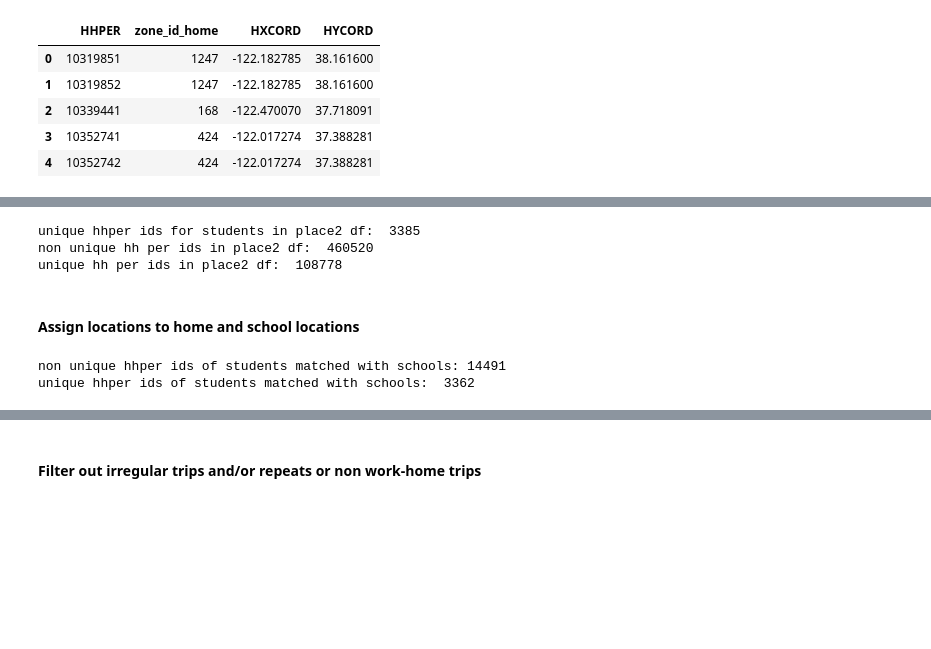
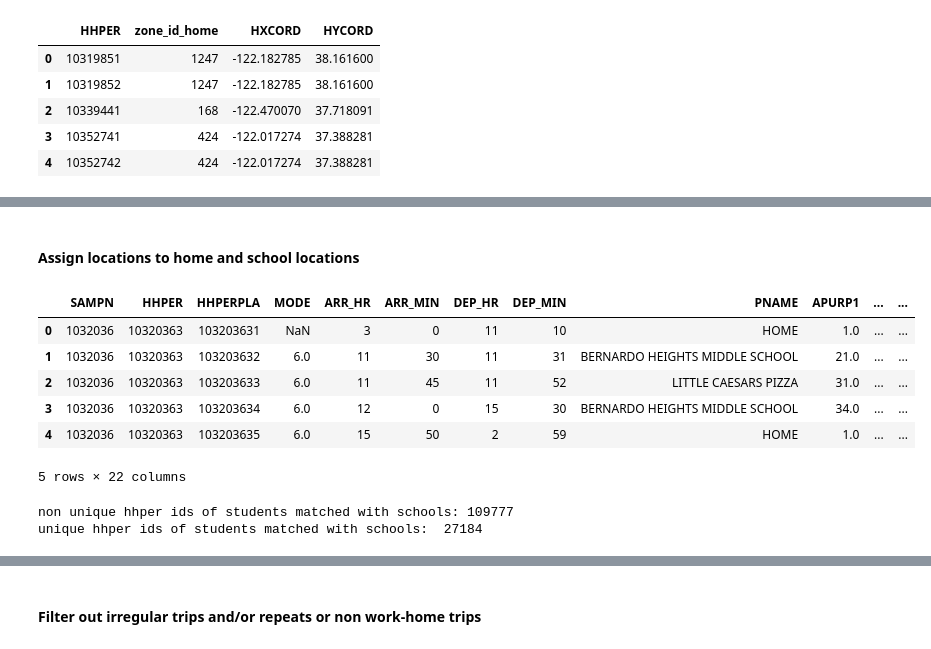
Before and after one commit to ual/ual_model_workspace, a Jupyter notebook: spring-2019-models/notebooks-amelia/clean CHTS data for school mode choice.ipynb, the cells around one changed output, grey strips where cells are left out. Saved outputs shown, nothing was run; the diff lists cells and outputs as text; code cells hidden in the pictures; blank space fills up the shorter version.

```diff
--- a/spring-2019-models/notebooks-amelia/clean CHTS data for school mode choice.ipynb
+++ b/spring-2019-models/notebooks-amelia/clean CHTS data for school mode choice.ipynb
@@ -92,7 +150,6 @@ Classify trip destination as home or not
 # %%
-place2 = pd.merge(place1, activity2, on='HHPERPLA')
-
-place2.loc[place2.PNAME == "HOME", 'place'] = "home"
+place2 = pd.merge(place1, activity2, on='HHPERPLA').drop(["HHPER_y"], axis=1)
+place2 = place2.rename({"HHPER_x": "HHPER"}, axis=1)
 place2.head()
 # %% [output]
 |  | SAMPN | HHPER | HHPERPLA | MODE | ARR_HR | ARR_MIN | DEP_HR | DEP_MIN | PNAME | APURP1 | APURP2 | ... |
@@ -116,3 +173,12 @@ od.head()
 | 2 | 10339441 | 168 | -122.470070 | 37.718091 |
 | 3 | 10352741 | 424 | -122.017274 | 37.388281 |
 | 4 | 10352742 | 424 | -122.017274 | 37.388281 |
+# %%
+# sampn is hh identifier, perno is the person num within the hh, sp HHPER is a unique person identifier
+
+chts_stu['HHPER'] = chts_stu['SAMPN'].map(str) + chts_stu['PERNO'].map(str)
+chts_stu.columns[-100:]
+# students dataframe- this is just the students in the chts with information about what school they go to
+chts_stu1 = chts_stu[['HHPER','STUDE', 'SCHOL', 'SLOC', 'SCITY', 'STRACT','SSTAT', 'SZIP', 'SMODE']]
+
+chts_stu1.head()
@@ -119,30 +192,30 @@ od.head()
 # %%
-#sampn is hh identifier, perno is the person num within the hh, sp HHPER is a unique person identifier
+# #sampn is hh identifier, perno is the person num within the hh, sp HHPER is a unique person identifier
 
-students['HHPER'] = students['SAMPN'].map(str) + students['PERNO'].map(str)
+# students['HHPER'] = students['SAMPN'].map(str) + students['PERNO'].map(str)
 
-#students dataframe- this is just the students in the chts with information about what school they go to
-students1 = students[["SAMPN", "HHPER","PERNO","SMODE", 'parcel_id_home', 'zone_id_home', 'school_id']]
+# #students dataframe- this is just the students in the chts with information about what school they go to
+# students1 = students[["SAMPN", "HHPER","PERNO","SMODE", 'parcel_id_home', 'zone_id_home', 'school_id']]
 
-students1.head()
+# display(students1.head())
 
-print("unique hhper ids for students in place2 df: ", len(students1))
-print("non unique hh per ids in place2 df: ", len(place2))
-print("unique hh per ids in place2 df: ", len(place2["HHPER"].unique()))
+# print("unique hhper ids for students in place2 df: ", len(students1))
+# print("non unique hh per ids in place2 df: ", len(place2))
+# print("unique hh per ids in place2 df: ", len(place2["HHPER"].unique()))
-# %% [output]
-unique hhper ids for students in place2 df:  3385
-non unique hh per ids in place2 df:  460520
-unique hh per ids in place2 df:  108778
 # %% [markdown]
 #### Assign locations to home and school locations
 # %%
-school_home_locations = pd.merge(place2, students1, on='HHPER')[["SAMPN_x", "HHPER", 'HHPERPLA', 'MODE',
-                    'PNAME', 'APURP1', 'APURP2', 'APURP3', 'place', 'PERNO', 'SMODE',
-       'parcel_id_home', 'zone_id_home','school_id']]
-school_home_locations.head()
-
-print("non unique hhper ids of students matched with schools:", len(school_home_locations))
-print("unique hhper ids of students matched with schools: ", len(school_home_locations["HHPER"].unique()))
+school_home_trips = pd.merge(place2, chts_stu1, on='HHPER')
+display(school_home_trips.head())
+print("non unique hhper ids of students matched with schools:", len(school_home_trips))
+print("unique hhper ids of students matched with schools: ", len(school_home_trips["HHPER"].unique()))
 # %% [output]
+|  | SAMPN | HHPER | HHPERPLA | MODE | ARR_HR | ARR_MIN | DEP_HR | DEP_MIN | PNAME | APURP1 | ... | ... |
+| 0 | 1032036 | 10320363 | 103203631 | NaN | 3 | 0 | 11 | 10 | HOME | 1.0 | ... | ... |
+| 1 | 1032036 | 10320363 | 103203632 | 6.0 | 11 | 30 | 11 | 31 | BERNARDO HEIGHTS MIDDLE SCHOOL | 21.0 | ... | ... |
+| 2 | 1032036 | 10320363 | 103203633 | 6.0 | 11 | 45 | 11 | 52 | LITTLE CAESARS PIZZA | 31.0 | ... | ... |
+| 3 | 1032036 | 10320363 | 103203634 | 6.0 | 12 | 0 | 15 | 30 | BERNARDO HEIGHTS MIDDLE SCHOOL | 34.0 | ... | ... |
+| 4 | 1032036 | 10320363 | 103203635 | 6.0 | 15 | 50 | 2 | 59 | HOME | 1.0 | ... | ... |
-non unique hhper ids of students matched with schools: 14491
-unique hhper ids of students matched with schools:  3362
+5 rows × 22 columns
+non unique hhper ids of students matched with schools: 109777
+unique hhper ids of students matched with schools:  27184
```
Also changed, not shown: parts of 32 cells of this notebook.
